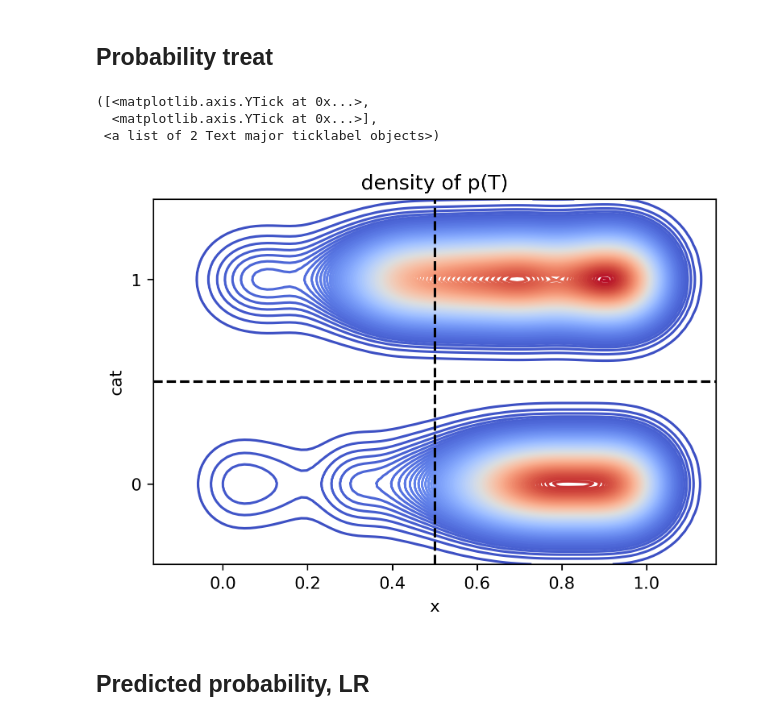
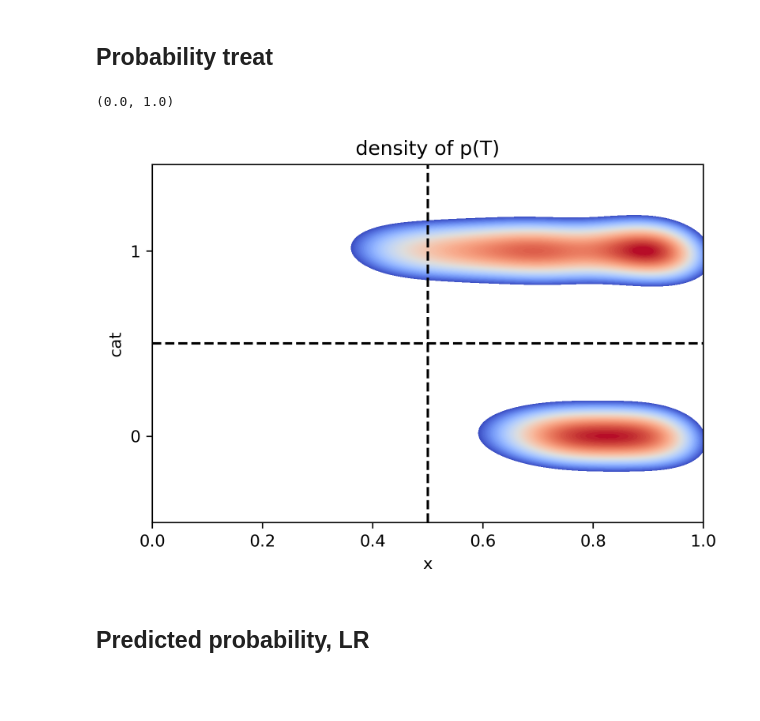
Before and after one commit to tliu526/rdd-discovery, a Jupyter notebook: notebooks/rdd-derivative-exploration.ipynb, the cells around one changed output. Drawn from its saved outputs; the diff is of its cells as text; code cells hidden in the pictures; blank space fills up the shorter version.

```diff
--- a/notebooks/rdd-derivative-exploration.ipynb
+++ b/notebooks/rdd-derivative-exploration.ipynb
@@ -790,16 +859,16 @@ sns.lineplot(disp_X, preds, color='red')
 # %%
 neg_t_df = neg_df[neg_df['t'] == 1]
 
-sns.kdeplot(neg_t_df['x'], neg_t_df['cat'], thresh=0, levels=100, fill=True, cmap='coolwarm')
+sns.kdeplot(neg_t_df['x'], neg_t_df['cat'], thresh=0.4,
+            levels=100, fill=True, cmap='coolwarm')
 plt.axvline(x=0.5, ls='--', color='black')
 plt.axhline(y=0.5, ls='--', color='black')
 plt.title("density of p(T)")
 plt.yticks([0,1])
+plt.xlim(0,1)
 # %% [output]
-([<matplotlib.axis.YTick at 0x...>,
-  <matplotlib.axis.YTick at 0x...>],
- <a list of 2 Text major ticklabel objects>)
+(0.0, 1.0)
-[figure, old version]
+[figure, new version]
 # %% [markdown]
 ## Predicted probability, LR
 # %%
```
Also changed, not shown: parts of 42 cells of this notebook.
